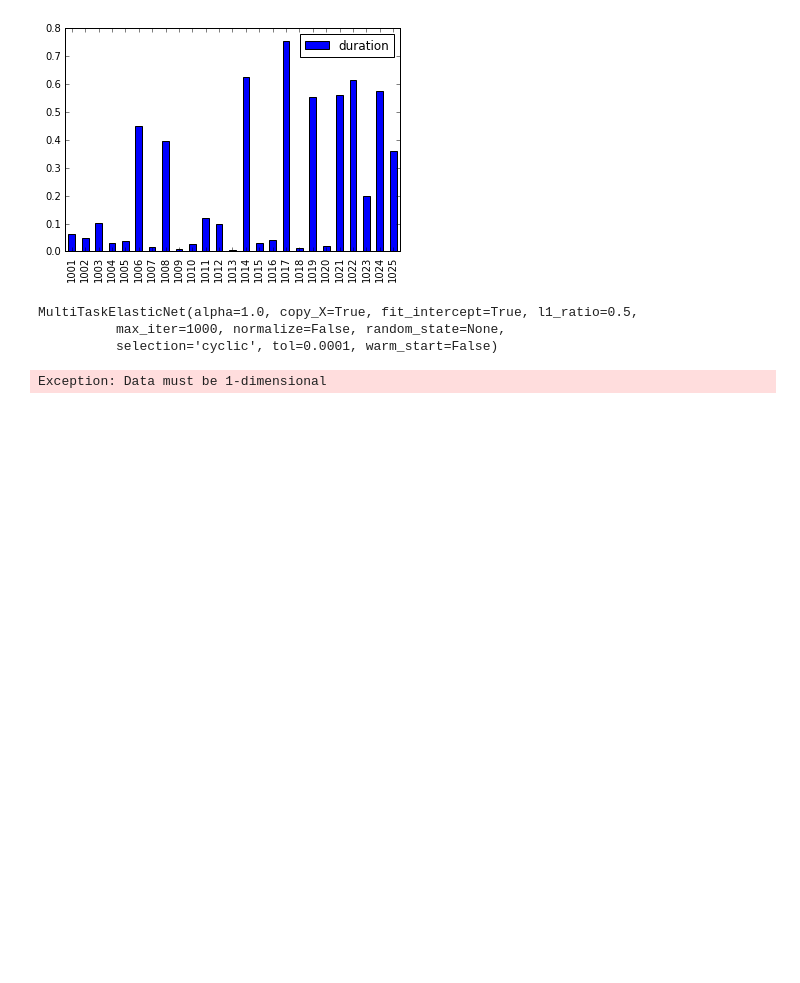
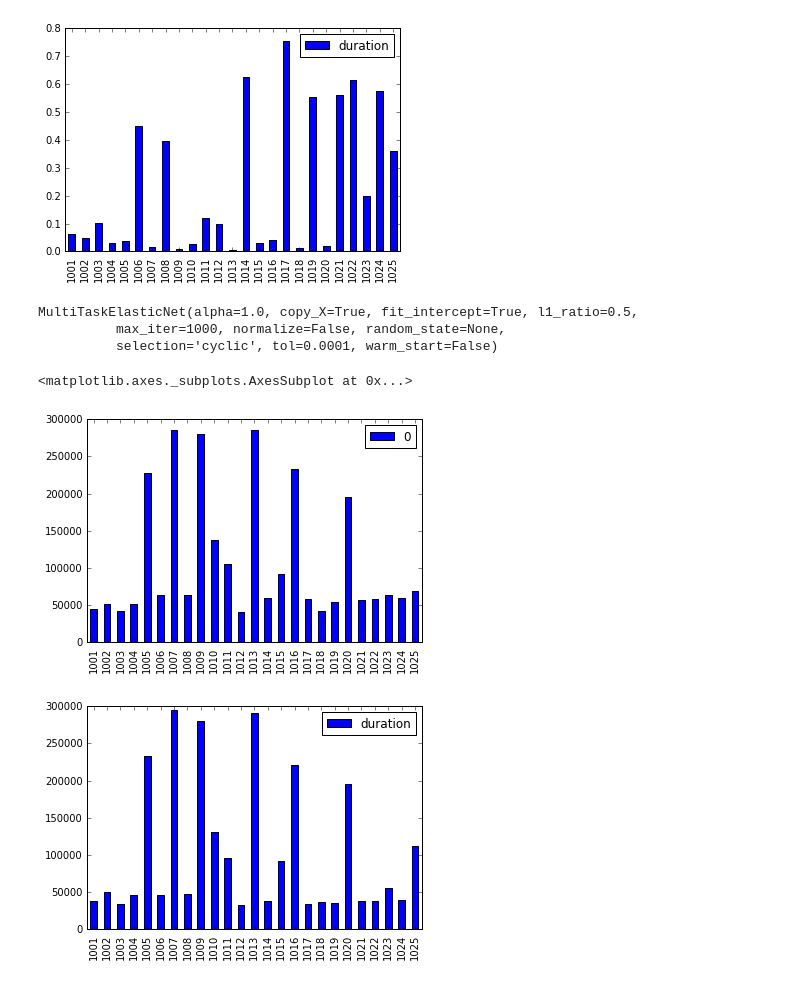
Before and after one commit to chapter09/sparkvent, a Jupyter notebook: bin/build-model.ipynb, the cells around one changed output. Cells and saved outputs as stored; diff of their text form; code cells hidden in the pictures; blank space fills up the shorter version.

```diff
--- a/bin/build-model.ipynb
+++ b/bin/build-model.ipynb
@@ -138,8 +138,10 @@ MultiTaskElasticNet(alpha=1.0, copy_X=True, fit_intercept=True, l1_ratio=0.5,
           selection='cyclic', tol=0.0001, warm_start=False)
 # %%
 y_pred = reg.predict(X_test)
-y_pred = pd.DataFrame(data={"duration": y_pred}, index=range(1001, 1026))
+y_pred = pd.DataFrame(data=y_pred, index=range(1001, 1026))
 y_pred.plot(kind='bar')
 Y_test.plot(kind='bar')
 # %% [output]
-Exception: Data must be 1-dimensional
+<matplotlib.axes._subplots.AxesSubplot at 0x...>
+[figure, added]
+[figure, added]
```
